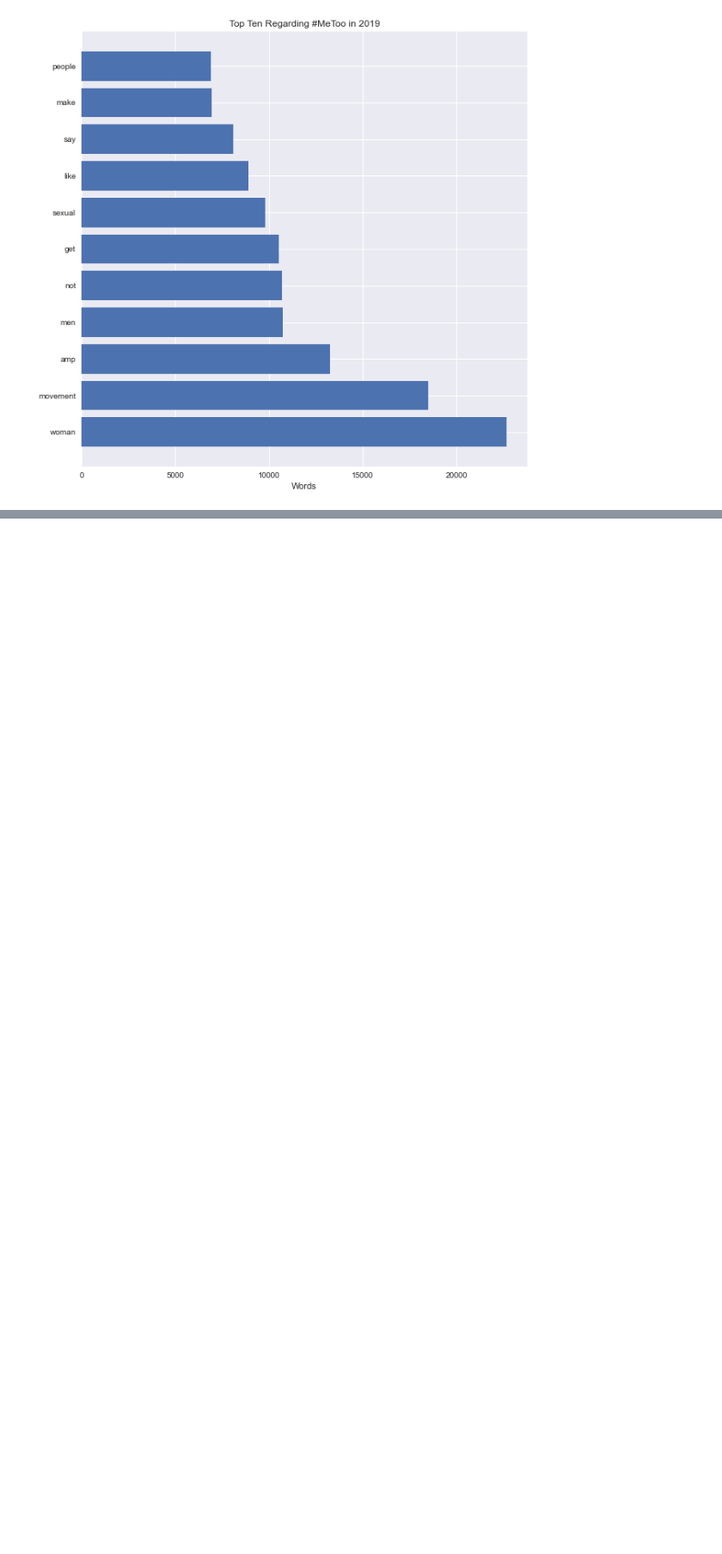
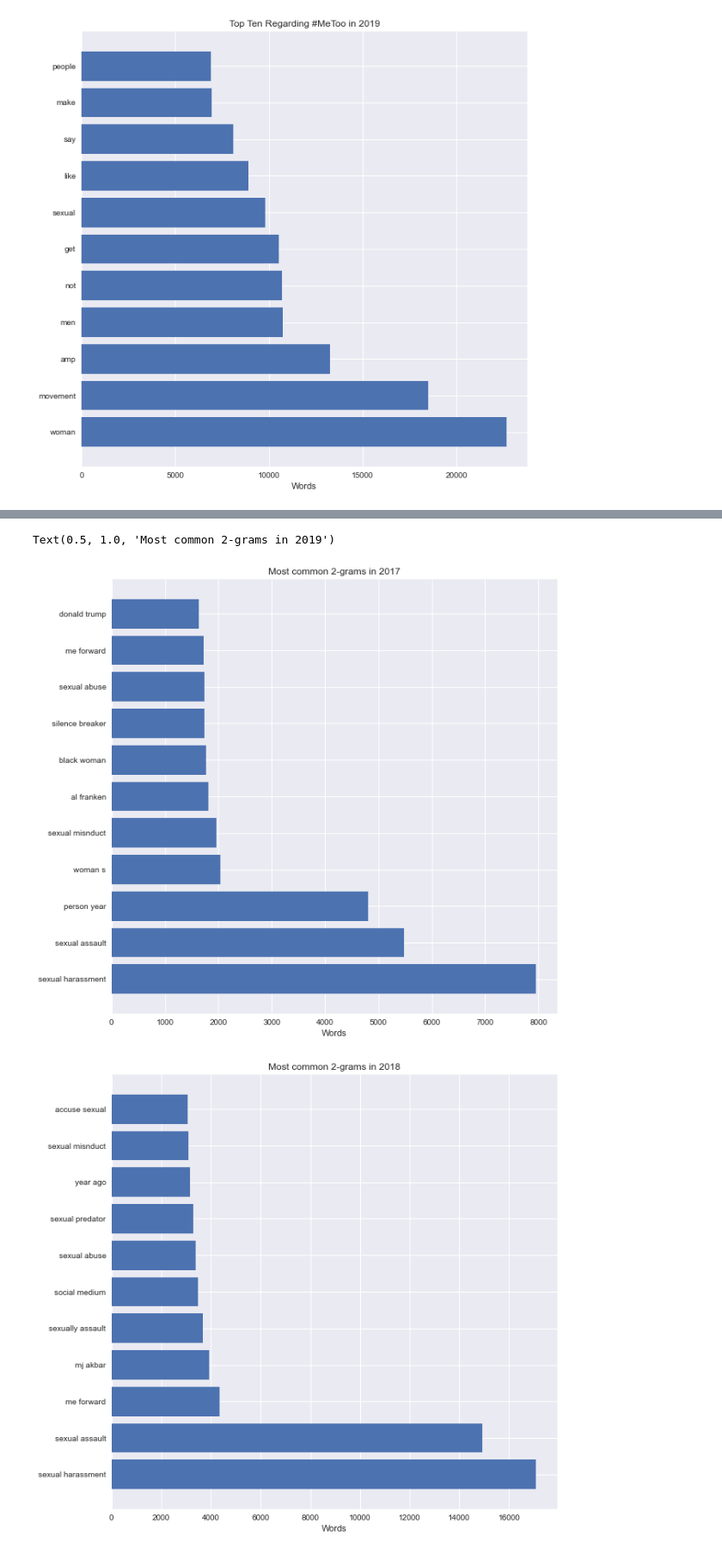
Before and after one commit to shilpakancharla/metoo-classification, a Jupyter notebook: Exploration.ipynb, the cells around one changed output, grey strips where cells are left out. Shown at 86% size. Cells and saved outputs as stored; diff of their text form; code cells hidden in the pictures; blank space fills up the shorter version.

Commit message:
Built 2-grams visuals

```diff
--- a/Exploration.ipynb
+++ b/Exploration.ipynb
@@ -245,0 +388,3 @@ Text(0.5, 1.0, 'Top Ten Regarding #MeToo in 2019')
+# %%
+df_2019_2_grams = df_2019[['Short Tweets', 'Lemmatized', 'Tweets with no Stopwords']]
+df_2019_2_grams
@@ -245,0 +427,8 @@ Text(0.5, 1.0, 'Top Ten Regarding #MeToo in 2019')
+# %%
+df_2019_2_grams['Tweets with no Stopwords'] = df_2019_2_grams['Tweets with no Stopwords'].str.replace(" x ", "")
+df_2019_2_grams['Tweets with no Stopwords'] = df_2019_2_grams['Tweets with no Stopwords'].str.replace(" f ", "")
+# %%
+df_2019_2_grams['Tweets with no Stopwords'] = df_2019_2_grams['Tweets with no Stopwords'].str.replace(" x '", "")
+df_2019_2_grams['Tweets with no Stopwords'] = df_2019_2_grams['Tweets with no Stopwords'].str.replace("x '", "")
+df_2019_2_grams['2 grams'] = df_2019_2_grams['Tweets with no Stopwords'].apply(lambda x: [' '.join(ng) for ng in everygrams(tokenize(x), 2, 2)])
+df_2019_2_grams
@@ -245,0 +449,4 @@ Text(0.5, 1.0, 'Top Ten Regarding #MeToo in 2019')
+# %%
+token_2019_2_gram = get_token_frequency(df_2019_2_grams['2 grams'])
+token_2019_2_gram = token_2019_2_gram.sort_values(by = 'token_count', ascending = False)
+token_2019_2_gram.head(5)
@@ -245,0 +461,32 @@ Text(0.5, 1.0, 'Top Ten Regarding #MeToo in 2019')
+# %%
+# Top ten 2-grams for the years
+top_10_2_grams_2017 = token_2017_2_gram[:11]
+fig, ax = plt.subplots(figsize = (10, 10))
+
+plt.style.use('seaborn')
+ax.barh(top_10_2_grams_2017['token'], top_10_2_grams_2017['token_count'])
+plt.xlabel('Count')
+plt.xlabel('Words')
+plt.title('Most common 2-grams in 2017')
+
+top_10_2_grams_2018 = token_2018_2_gram[:11]
+fig, ax = plt.subplots(figsize = (10, 10))
+
+plt.style.use('seaborn')
+ax.barh(top_10_2_grams_2018['token'], top_10_2_grams_2018['token_count'])
+plt.xlabel('Count')
+plt.xlabel('Words')
+plt.title('Most common 2-grams in 2018')
+
+top_10_2_grams_2019 = token_2019_2_gram[:11]
+fig, ax = plt.subplots(figsize = (10, 10))
+
+plt.style.use('seaborn')
+ax.barh(top_10_2_grams_2019['token'], top_10_2_grams_2019['token_count'])
+plt.xlabel('Count')
+plt.xlabel('Words')
+plt.title('Most common 2-grams in 2019')
+# %% [output]
+Text(0.5, 1.0, 'Most common 2-grams in 2019')
+[figure, added]
+[figure, added]
```
Also changed, not shown: parts of 16 cells of this notebook.
